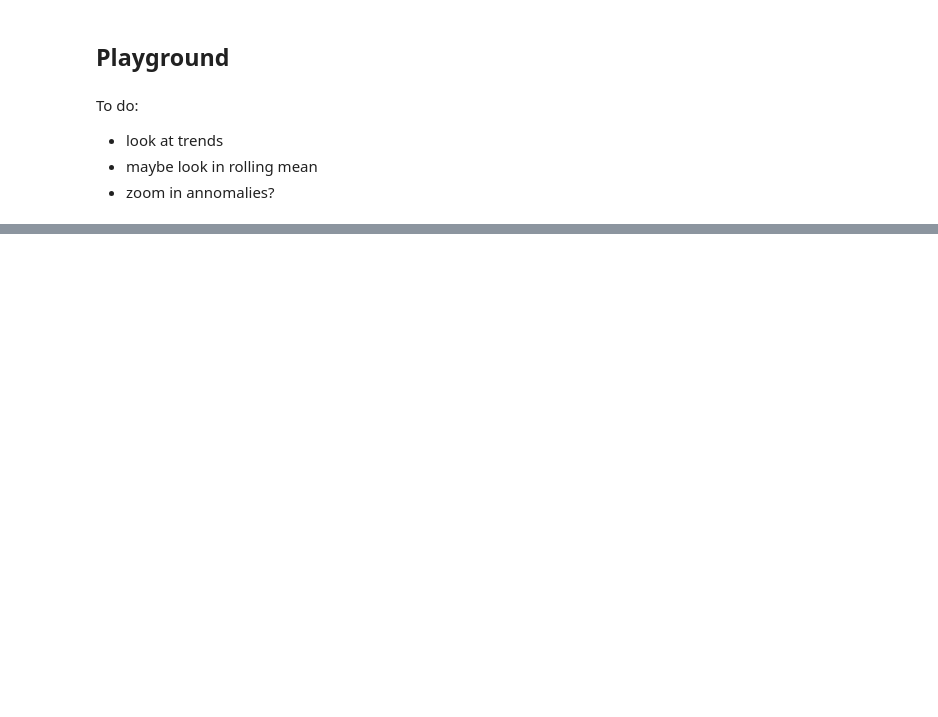
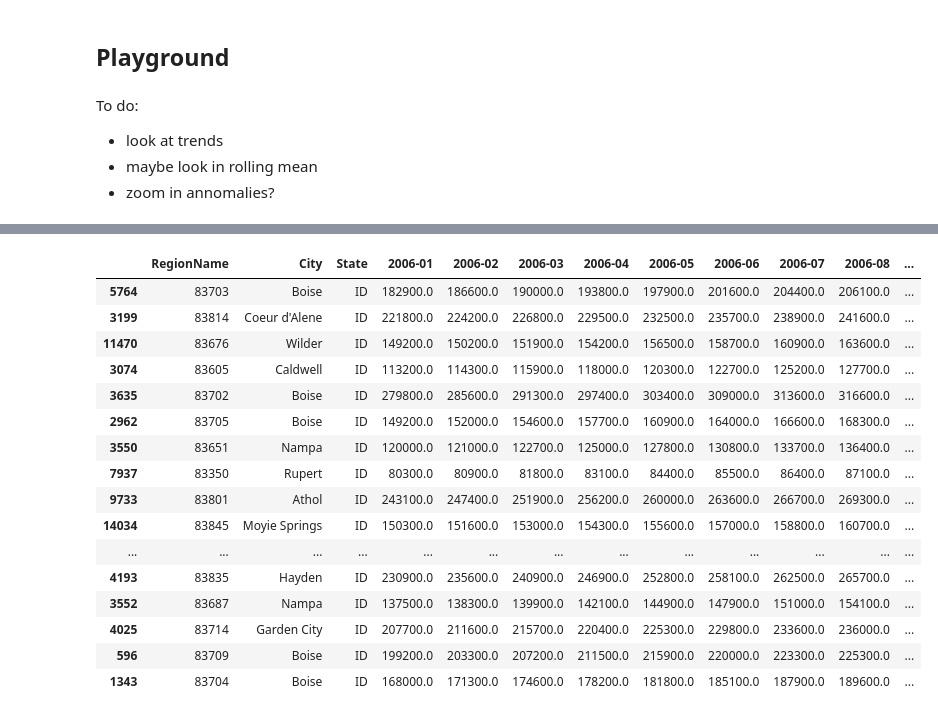
Before and after one commit to stevenkyle2013/ZillowTimeSeries, a Jupyter notebook: Main.ipynb, the cells around one changed output, grey strips where cells are left out. Drawn from its saved outputs; the diff is of its cells as text; code cells hidden in the pictures; blank space fills up the shorter version.

```diff
--- a/Main.ipynb
+++ b/Main.ipynb
@@ -230,5 +424,23 @@ df = melt_data(data.drop(labels=['RegionID','SizeRank'], axis=1))
 # %%
-df.head(20)
+Idaho_25.head(20)
+# %% [output]
+|  | RegionName | City | State | 2006-01 | 2006-02 | 2006-03 | 2006-04 | 2006-05 | 2006-06 | 2006-07 | 2006-08 | ... |
+| 5764 | 83703 | Boise | ID | 182900.0 | 186600.0 | 190000.0 | 193800.0 | 197900.0 | 201600.0 | 204400.0 | 206100.0 | ... |
+| 3199 | 83814 | Coeur d'Alene | ID | 221800.0 | 224200.0 | 226800.0 | 229500.0 | 232500.0 | 235700.0 | 238900.0 | 241600.0 | ... |
+| 11470 | 83676 | Wilder | ID | 149200.0 | 150200.0 | 151900.0 | 154200.0 | 156500.0 | 158700.0 | 160900.0 | 163600.0 | ... |
+| 3074 | 83605 | Caldwell | ID | 113200.0 | 114300.0 | 115900.0 | 118000.0 | 120300.0 | 122700.0 | 125200.0 | 127700.0 | ... |
+| 3635 | 83702 | Boise | ID | 279800.0 | 285600.0 | 291300.0 | 297400.0 | 303400.0 | 309000.0 | 313600.0 | 316600.0 | ... |
+| 2962 | 83705 | Boise | ID | 149200.0 | 152000.0 | 154600.0 | 157700.0 | 160900.0 | 164000.0 | 166600.0 | 168300.0 | ... |
+| 3550 | 83651 | Nampa | ID | 120000.0 | 121000.0 | 122700.0 | 125000.0 | 127800.0 | 130800.0 | 133700.0 | 136400.0 | ... |
+| 7937 | 83350 | Rupert | ID | 80300.0 | 80900.0 | 81800.0 | 83100.0 | 84400.0 | 85500.0 | 86400.0 | 87100.0 | ... |
+| 9733 | 83801 | Athol | ID | 243100.0 | 247400.0 | 251900.0 | 256200.0 | 260000.0 | 263600.0 | 266700.0 | 269300.0 | ... |
+| 14034 | 83845 | Moyie Springs | ID | 150300.0 | 151600.0 | 153000.0 | 154300.0 | 155600.0 | 157000.0 | 158800.0 | 160700.0 | ... |
+| ... | ... | ... | ... | ... | ... | ... | ... | ... | ... | ... | ... | ... |
+| 4193 | 83835 | Hayden | ID | 230900.0 | 235600.0 | 240900.0 | 246900.0 | 252800.0 | 258100.0 | 262500.0 | 265700.0 | ... |
+| 3552 | 83687 | Nampa | ID | 137500.0 | 138300.0 | 139900.0 | 142100.0 | 144900.0 | 147900.0 | 151000.0 | 154100.0 | ... |
+| 4025 | 83714 | Garden City | ID | 207700.0 | 211600.0 | 215700.0 | 220400.0 | 225300.0 | 229800.0 | 233600.0 | 236000.0 | ... |
+| 596 | 83709 | Boise | ID | 199200.0 | 203300.0 | 207200.0 | 211500.0 | 215900.0 | 220000.0 | 223300.0 | 225300.0 | ... |
+| 1343 | 83704 | Boise | ID | 168000.0 | 171300.0 | 174600.0 | 178200.0 | 181800.0 | 185100.0 | 187900.0 | 189600.0 | ... |
 # %%
 df.shape
 # %%
```
Also changed, not shown: parts of 35 cells of this notebook.
